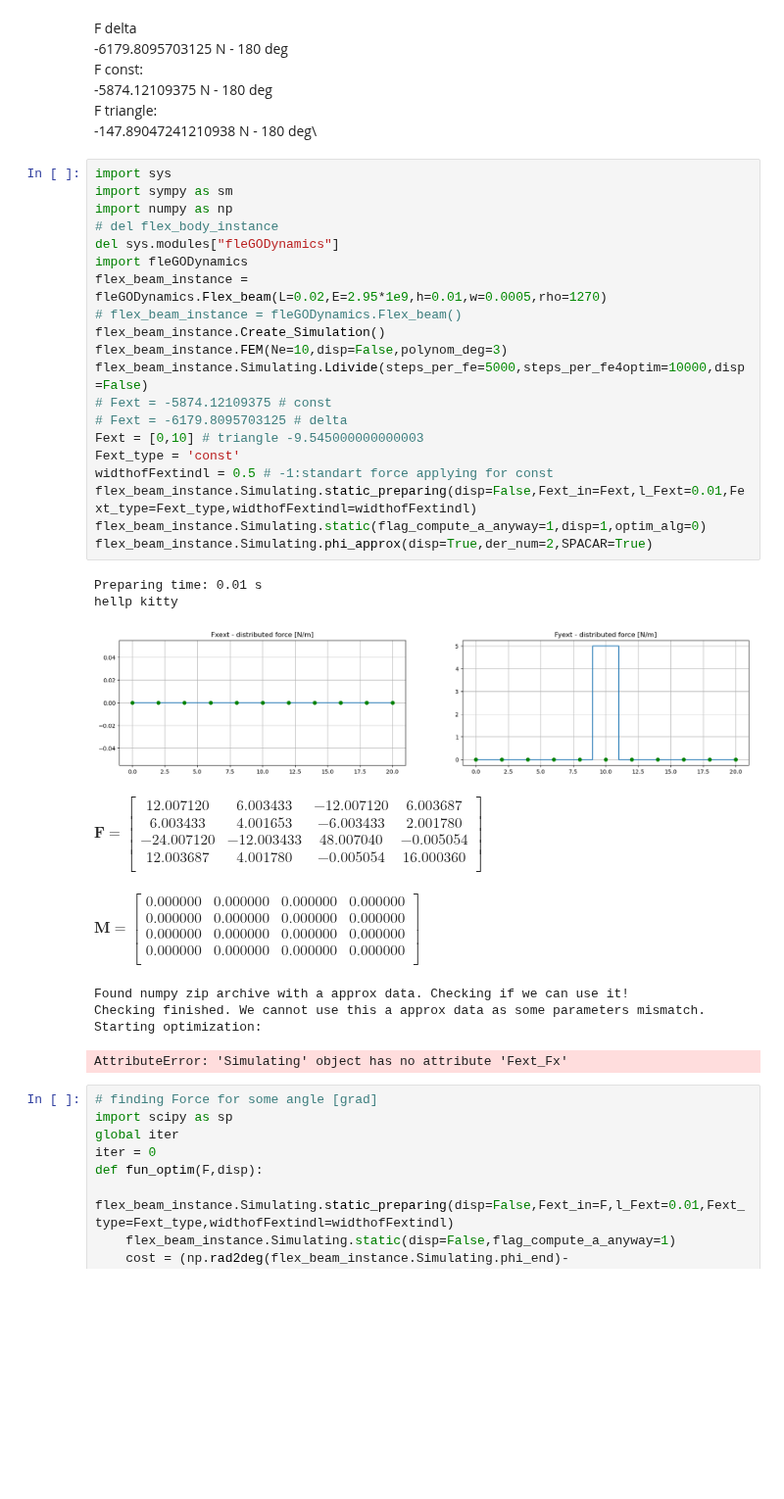
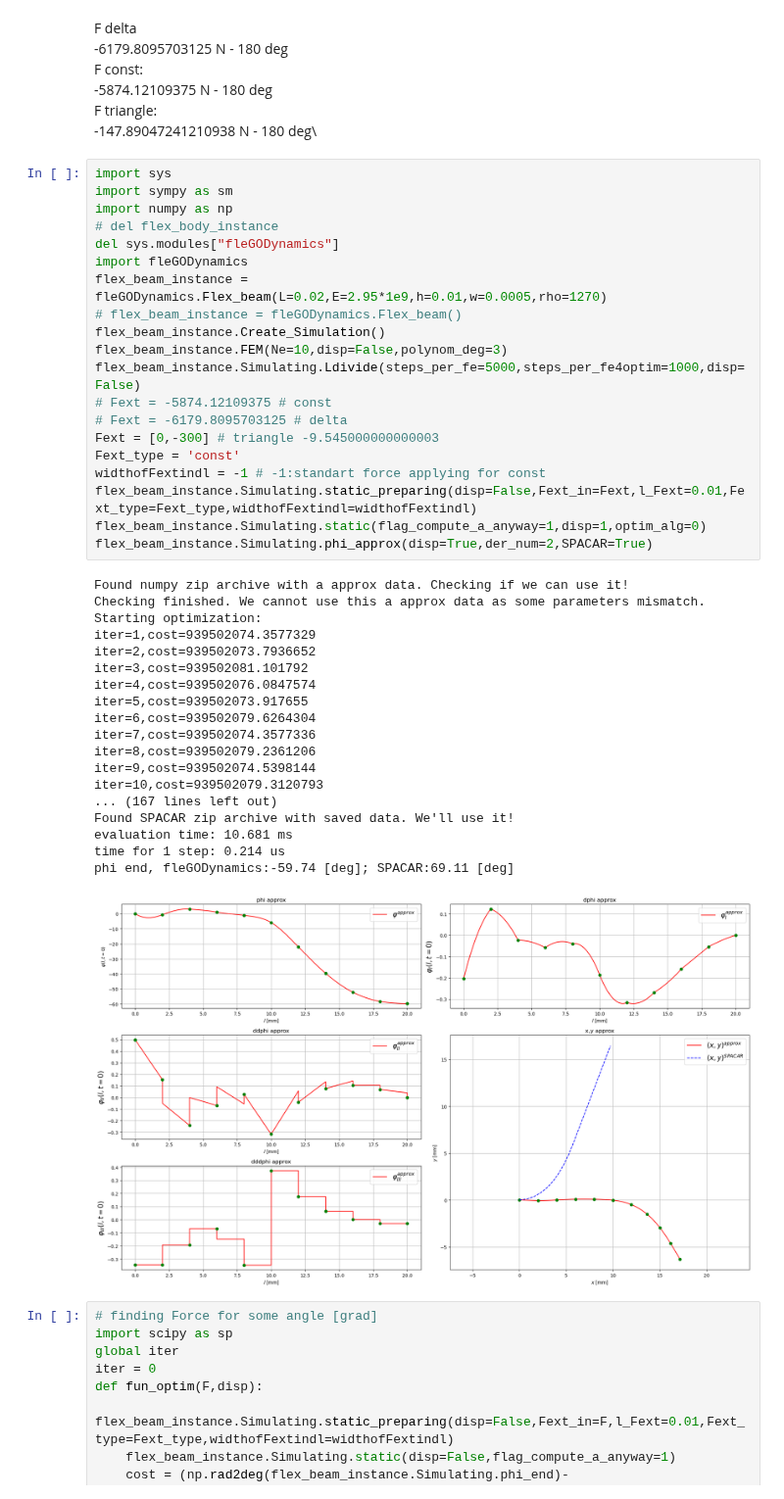
Before and after one commit to dvogureckiy99/dynastatflex, a Jupyter notebook: library_test.ipynb, the cells around one changed output. Shown at 98% size. Saved outputs shown, nothing was run; the diff lists cells and outputs as text; blank space fills up the shorter version.

```diff
--- a/library_test.ipynb
+++ b/library_test.ipynb
@@ -76,42 +76,42 @@ F triangle:\
 # %%
 import sys
 import sympy as sm
 import numpy as np
 # del flex_body_instance
 del sys.modules["fleGODynamics"]
 import fleGODynamics
 flex_beam_instance = fleGODynamics.Flex_beam(L=0.02,E=2.95*1e9,h=0.01,w=0.0005,rho=1270)
 # flex_beam_instance = fleGODynamics.Flex_beam()
 flex_beam_instance.Create_Simulation()
 flex_beam_instance.FEM(Ne=10,disp=False,polynom_deg=3)
-flex_beam_instance.Simulating.Ldivide(steps_per_fe=5000,steps_per_fe4optim=10000,disp=False)
+flex_beam_instance.Simulating.Ldivide(steps_per_fe=5000,steps_per_fe4optim=1000,disp=False)
 # Fext = -5874.12109375 # const
 # Fext = -6179.8095703125 # delta
-Fext = [0,10] # triangle -9.545000000000003
+Fext = [0,-300] # triangle -9.545000000000003
 Fext_type = 'const'
-widthofFextindl = 0.5 # -1:standart force applying for const
+widthofFextindl = -1 # -1:standart force applying for const
 flex_beam_instance.Simulating.static_preparing(disp=False,Fext_in=Fext,l_Fext=0.01,Fext_type=Fext_type,widthofFextindl=widthofFextindl)
 flex_beam_instance.Simulating.static(flag_compute_a_anyway=1,disp=1,optim_alg=0)
 flex_beam_instance.Simulating.phi_approx(disp=True,der_num=2,SPACAR=True)
 # %% [output]
-Preparing time: 0.01 s
-hellp kitty
+Found numpy zip archive with a approx data. Checking if we can use it!
+Checking finished. We cannot use this a approx data as some parameters mismatch. Starting optimization:
+iter=1,cost=939502074.3577329
+iter=2,cost=939502073.7936652
+iter=3,cost=939502081.101792
+iter=4,cost=939502076.0847574
+iter=5,cost=939502073.917655
+iter=6,cost=939502079.6264304
+iter=7,cost=939502074.3577336
+iter=8,cost=939502079.2361206
+iter=9,cost=939502074.5398144
+iter=10,cost=939502079.3120793
+... (167 lines left out)
+Found SPACAR zip archive with saved data. We'll use it!
+evaluation time: 10.681 ms
+time for 1 step: 0.214 us
+phi end, fleGODynamics:-59.74 [deg]; SPACAR:69.11 [deg]
-[figure, old version]
+[figure, new version]
-$\displaystyle \bm{F}=\begin{bmatrix}
-  12.007120 & 6.003433 & -12.007120 & 6.003687\\
-  6.003433 & 4.001653 & -6.003433 & 2.001780\\
-  -24.007120 & -12.003433 & 48.007040 & -0.005054\\
-  12.003687 & 4.001780 & -0.005054 & 16.000360\\
-\end{bmatrix}$
-$\displaystyle \bm{M}=\begin{bmatrix}
-  0.000000 & 0.000000 & 0.000000 & 0.000000\\
-  0.000000 & 0.000000 & 0.000000 & 0.000000\\
-  0.000000 & 0.000000 & 0.000000 & 0.000000\\
-  0.000000 & 0.000000 & 0.000000 & 0.000000\\
-\end{bmatrix}$
-Found numpy zip archive with a approx data. Checking if we can use it!
-Checking finished. We cannot use this a approx data as some parameters mismatch. Starting optimization:
-AttributeError: 'Simulating' object has no attribute 'Fext_Fx'
 # %%
 # finding Force for some angle [grad]
 import scipy as sp
```
Also changed, not shown: 2 other files.
